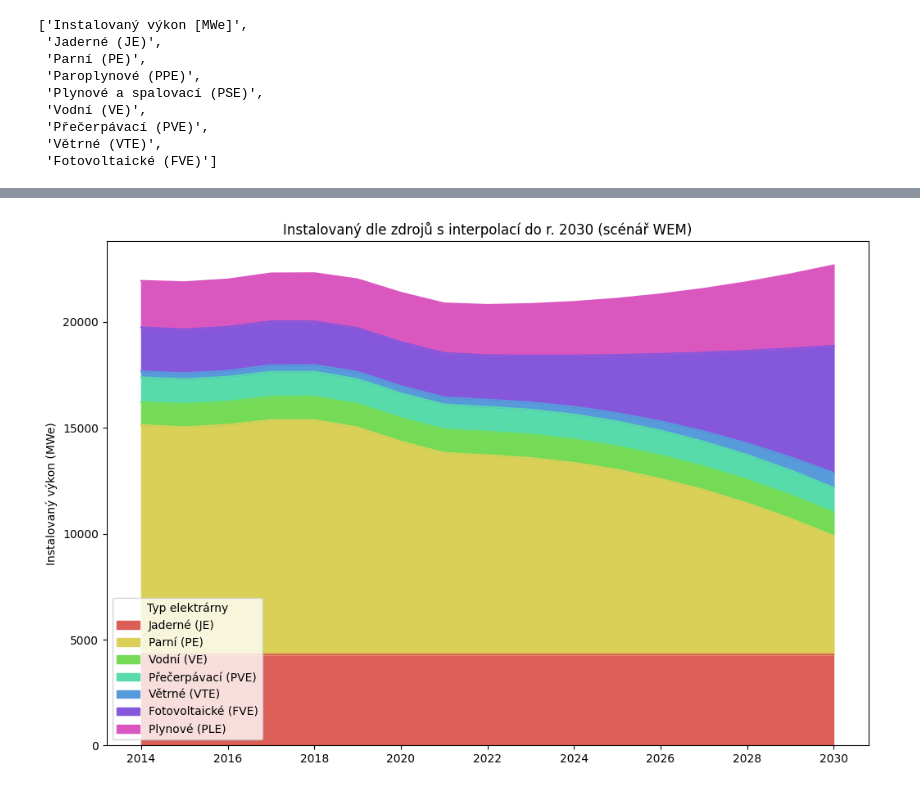
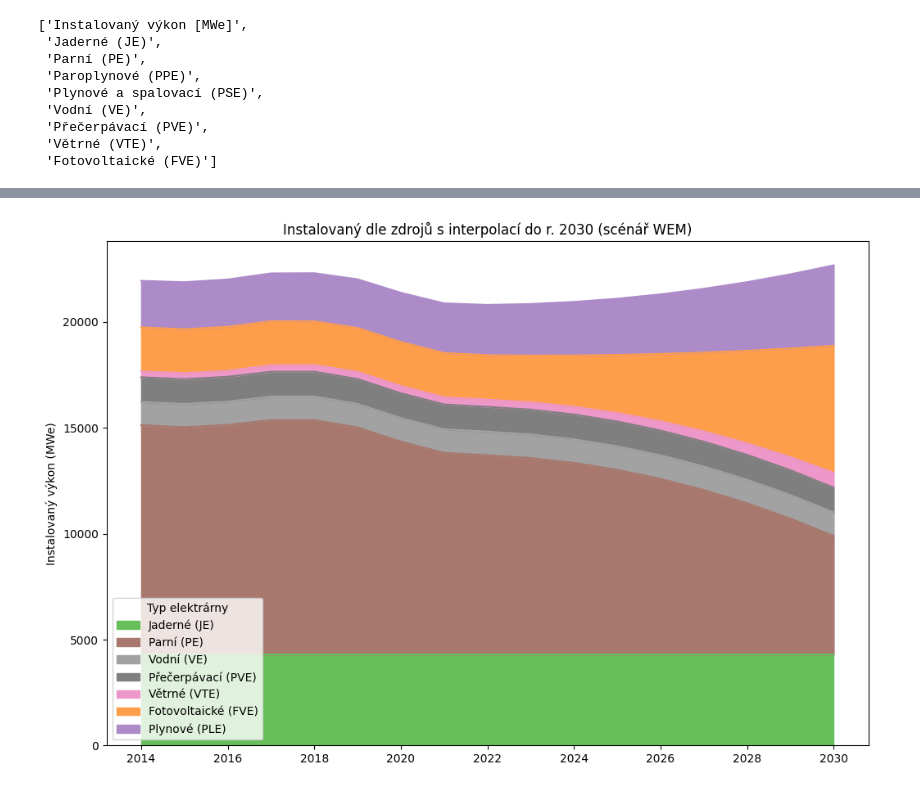
Before and after one commit to Czechitas-DA-Green-is-Good/Hackathon, a Jupyter notebook: WEM_installed_output_based_interpol.ipynb, the cells around one changed output, grey strips where cells are left out. Saved outputs shown, nothing was run; the diff lists cells and outputs as text; code cells hidden in the pictures.

Commit message:
colour palette amended to match Tableau

```diff
--- a/WEM_installed_output_based_interpol.ipynb
+++ b/WEM_installed_output_based_interpol.ipynb
@@ -156,24 +156,33 @@ df_interpolated
 # %%
 import matplotlib.pyplot as plt
 import seaborn as sns
 
 
-
 # plt.figsize(12, 9)
-
 
 
 df_transposed = df_interpolated.transpose()
 
-colors = sns.color_palette("hls", len(df_transposed.columns))
+colors_dict = {
+    "Jaderné (JE)": "#67bf5c",
+    "Parní (PE)": "#a8786e",
+    "Plynové (PLE)": "#ad8bc9",
+    "Vodní (VE)": "#a2a2a2",
+    "Přečerpávací (PVE)": "#7f7f7f",
+    "Větrné (VTE)": "#ed97ca",
+    "Fotovoltaické (FVE)": "#ff9e4a",
+}
+
+colors = [colors_dict[column] for column in df_transposed.columns]
+# colors = sns.color_palette("hls", len(df_transposed.columns))
 ax = df_transposed.plot.area(stacked=True, figsize=(12, 8), color=colors)
 
 plt.title("Instalovaný dle zdrojů s interpolací do r. 2030 (scénář WEM)")
 plt.ylabel("Instalovaný výkon (MWe)")
 plt.legend(title="Typ elektrárny")
 
 plt.show()
 # %% [output]
-[figure, old version]
+[figure, new version]
 # %%
 df_interpolated.to_csv("Interpolated Energy Mix.csv", index=True)
```
Also changed, not shown: 2 other files.
